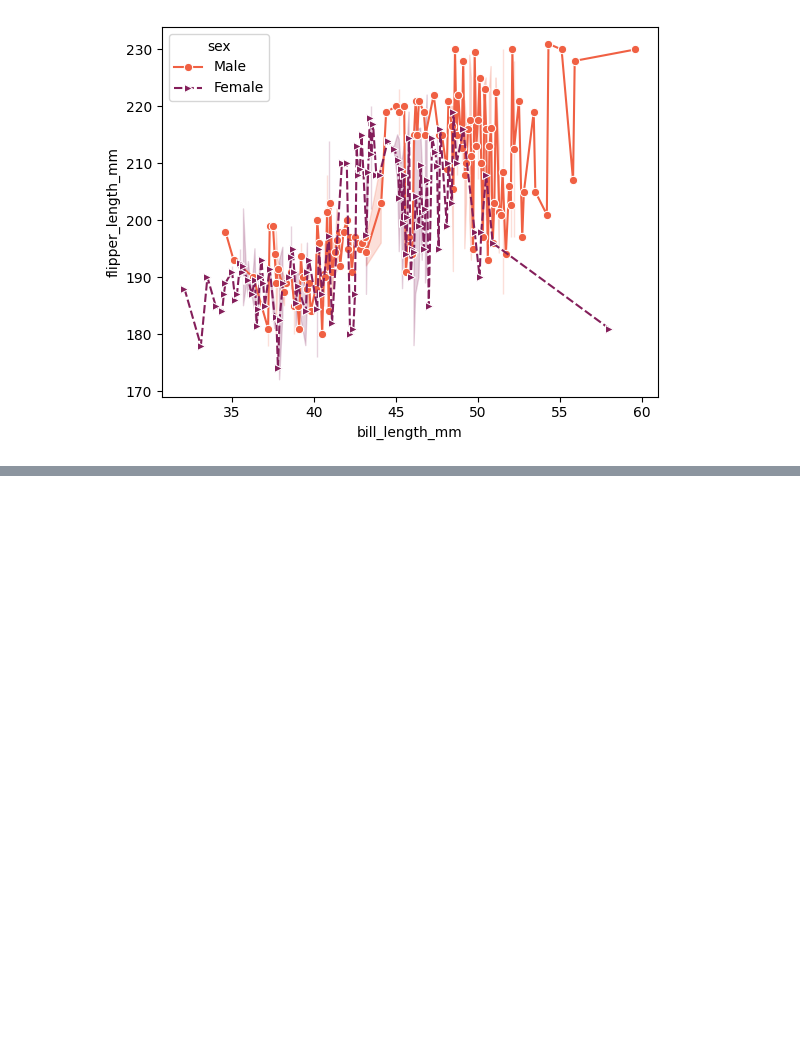
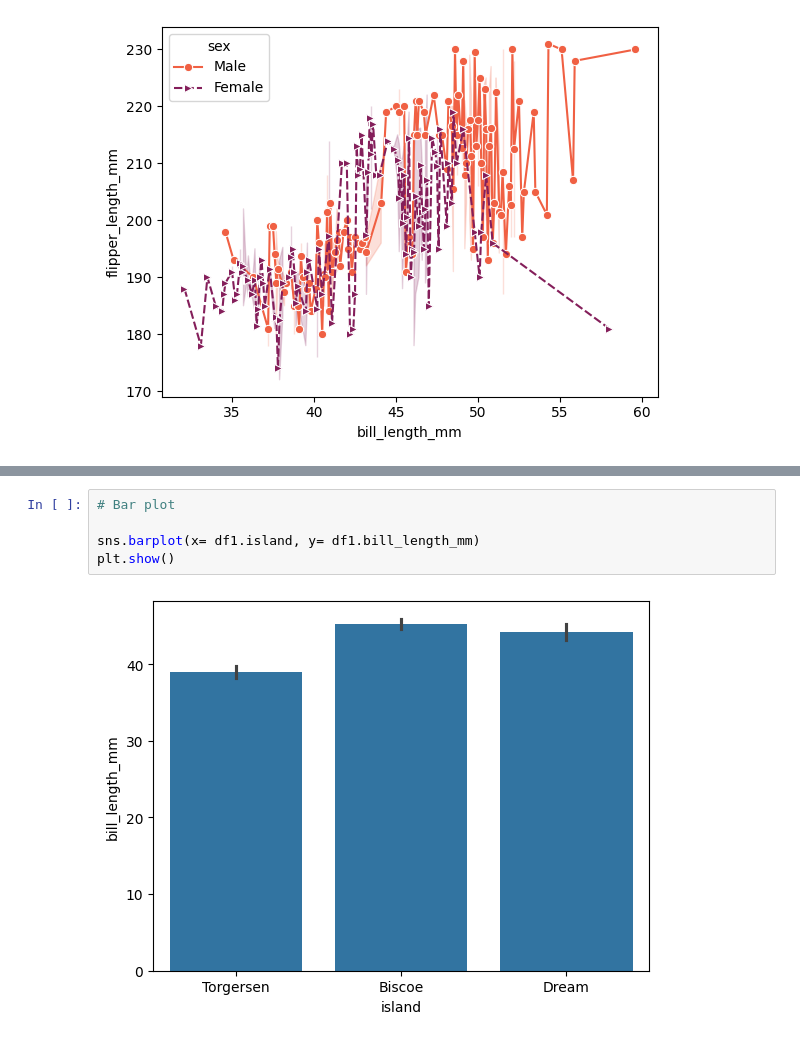
Before and after one commit to KKaranSinghh/Python-Youtube, a Jupyter notebook: I scale youtube/Day-18-19 Seaborn.ipynb, the cells around one changed output, grey strips where cells are left out. Drawn from its saved outputs; the diff is of its cells as text; blank space fills up the shorter version.

```diff
--- a/I scale youtube/Day-18-19 Seaborn.ipynb
+++ b/I scale youtube/Day-18-19 Seaborn.ipynb
@@ -137,0 +149,7 @@ plt.show()
+# %%
+# Bar plot
+
+sns.barplot(x= df1.island, y= df1.bill_length_mm)
+plt.show()
+# %% [output]
+[figure, added]
```
Also changed, not shown: parts of 11 cells of this notebook.
